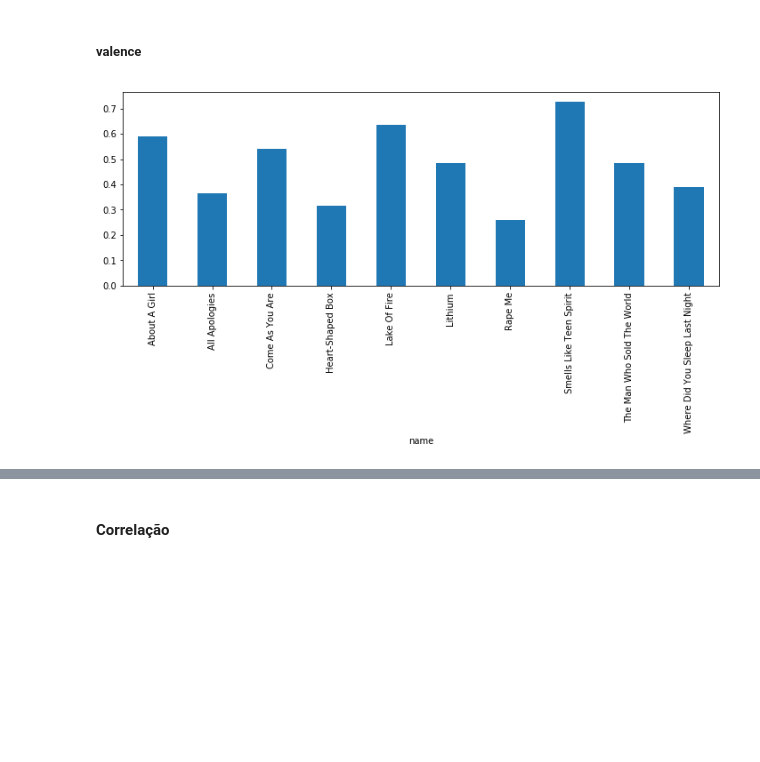
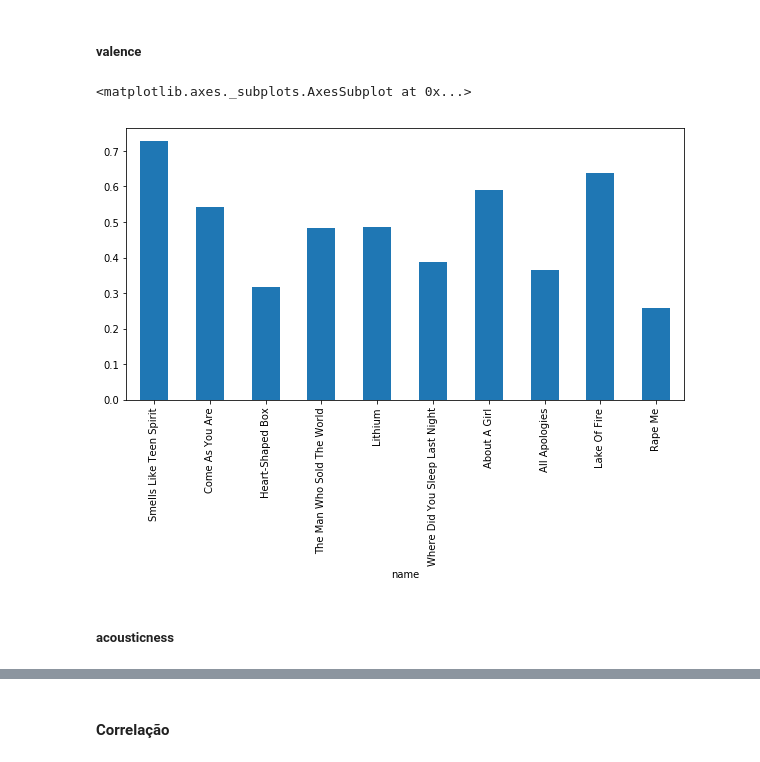
Before and after one commit to sidney-neto/spotify-features-analysis, a Jupyter notebook: features-analysis.ipynb, the cells around one changed output, grey strips where cells are left out. Cells and saved outputs as stored; diff of their text form; code cells hidden in the pictures; blank space fills up the shorter version.

```diff
--- a/features-analysis.ipynb
+++ b/features-analysis.ipynb
@@ -46,7 +42,7 @@ df
 # %% [markdown]
 #### Remoção de variáveis
 # %%
-df_new = df[['name','acousticness','danceability','energy','instrumentalness','liveness','valence']]
+df_new = df[['name','speechiness','acousticness','danceability','energy','instrumentalness','liveness','valence']]
 df_new.set_index('name',inplace=True)
 df_new
 # %% [output]
@@ -85,6 +81,6 @@ df_new.describe()
 # %% [markdown]
 ###### energy
 # %%
-plt.rcParams['figure.figsize'] = (12,4)
-df_new.groupby(by='name')['energy'].mean().plot(kind='bar');
+plt.figure(figsize=(10,5))
+df_new.energy.plot(kind='bar')
 # %% [output]
@@ -92,7 +89,10 @@ df_new.groupby(by='name')['energy'].mean().plot(kind='bar');
 # %% [markdown]
 ##### valence
 # %%
-plt.rcParams['figure.figsize'] = (12,4)
-df_new.groupby(by='name')['valence'].mean().plot(kind='bar');
+plt.figure(figsize=(10,5))
+df_new.valence.plot(kind='bar')
 # %% [output]
+<matplotlib.axes._subplots.AxesSubplot at 0x...>
-[figure, old version]
+[figure, new version]
+# %% [markdown]
+##### acousticness
```
Also changed, not shown: parts of 12 cells of this notebook.
